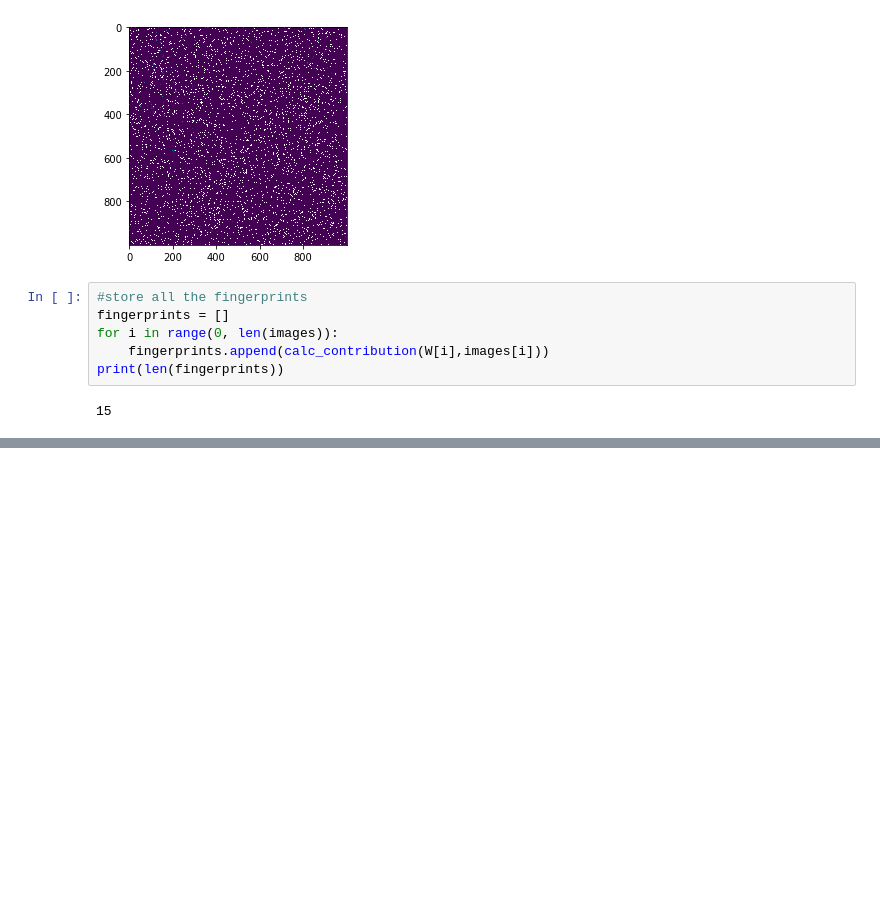
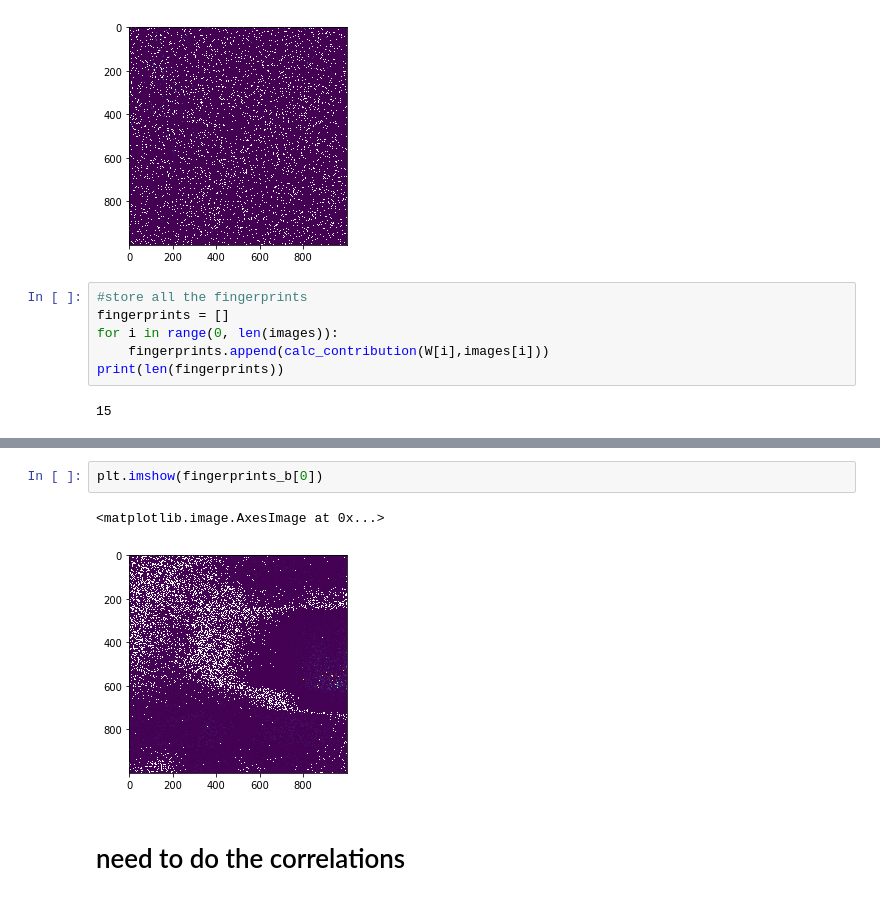
Before and after one commit to kensekense/unige-spring-2020, a Jupyter notebook: selected_topics/forensics/tp1/forensics_TP1.ipynb, the cells around one changed output, grey strips where cells are left out. Cells and saved outputs as stored; diff of their text form; blank space fills up the shorter version.

```diff
--- a/selected_topics/forensics/forensics_TP1.ipynb
+++ b/selected_topics/forensics/tp1/forensics_TP1.ipynb
@@ -106,0 +142,7 @@ print(len(fingerprints))
+# %%
+plt.imshow(fingerprints_b[0])
+# %% [output]
+<matplotlib.image.AxesImage at 0x...>
+[figure, added]
+# %% [markdown]
+# need to do the correlations
```
Also changed, not shown: parts of 4 cells of this notebook, 25 other files.
